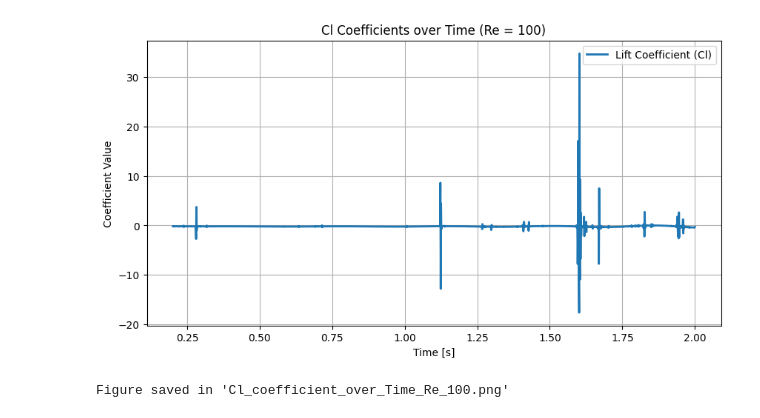
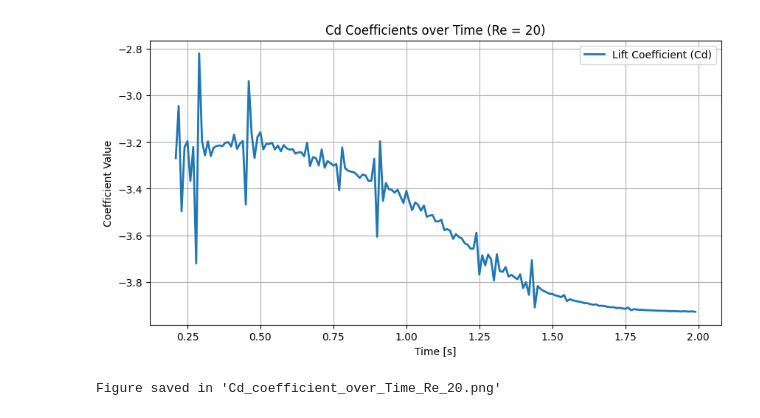
Before and after one commit to denisuntila/NavierStokes-Capoferri_Cecchettini_Untila, a Jupyter notebook: analysis/plot_coefficients.ipynb, the cells around one changed output. Cells and saved outputs as stored; diff of their text form; code cells hidden in the pictures.

```diff
--- a/analysis/plot_coefficients.ipynb
+++ b/analysis/plot_coefficients.ipynb
@@ -1,36 +1,37 @@
 # %%
 import pandas as pd
 import matplotlib.pyplot as plt
 
 # Caricare i dati dal file CSV
 df = pd.read_csv("../build/forces_vs_time.csv")
 
 # Calcolare la media dei coefficienti per ogni valore di Reynolds
-re_value = 100
+re_value = 20
 
-offset_init = 200
-name_graph = "Cl" # or Cd
+offset_init = 20
+offset_end = -1
+name_graph = "Cd" # or Cd
 
-df["time"] = df["time"][offset_init:300]
-df[name_graph] = df[name_graph][offset_init:300]
+df["time"] = df["time"][offset_init:offset_end]
+df[name_graph] = df[name_graph][offset_init:offset_end]
 
 # Creare il grafico
 plt.figure(figsize=(10, 5))
 #plt.plot(df["time"], df["Cd"], label="Drag Coefficient (Cd)", linestyle="-", linewidth=2)
 plt.plot(df["time"], df[name_graph], label="Lift Coefficient (" + name_graph + ")", linestyle="-", linewidth=2)
 
 # Etichette e titolo
 plt.xlabel("Time [s]")
 plt.ylabel("Coefficient Value")
 plt.title(f"{name_graph} Coefficients over Time (Re = {re_value})")
 plt.legend()
 plt.grid(True)
 
 # Salvare il grafico come PNG
-plt.savefig(f"{name_graph}_coefficient_over_Time_Re_{re_value}.png", dpi=300)
+plt.savefig(f"{name_graph}_coefficient_over_Time3D_Re_{re_value}.png", dpi=300)
 plt.show()
 
 print(f"Figure saved in '{name_graph}_coefficient_over_Time_Re_{re_value}.png'")
 # %% [output]
-[figure, old version]
+[figure, new version]
-Figure saved in 'Cl_coefficient_over_Time_Re_100.png'
+Figure saved in 'Cd_coefficient_over_Time_Re_20.png'
```
Also changed, not shown: 8 other files.
